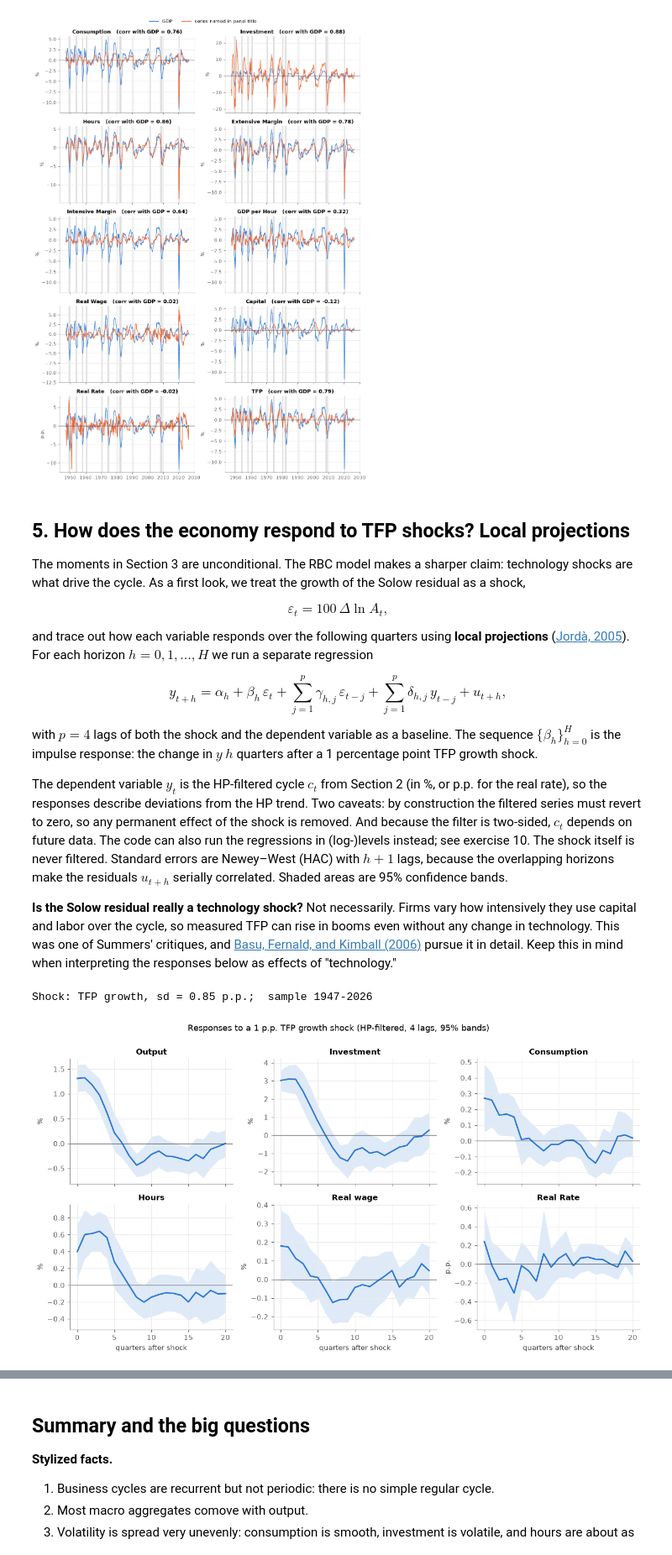
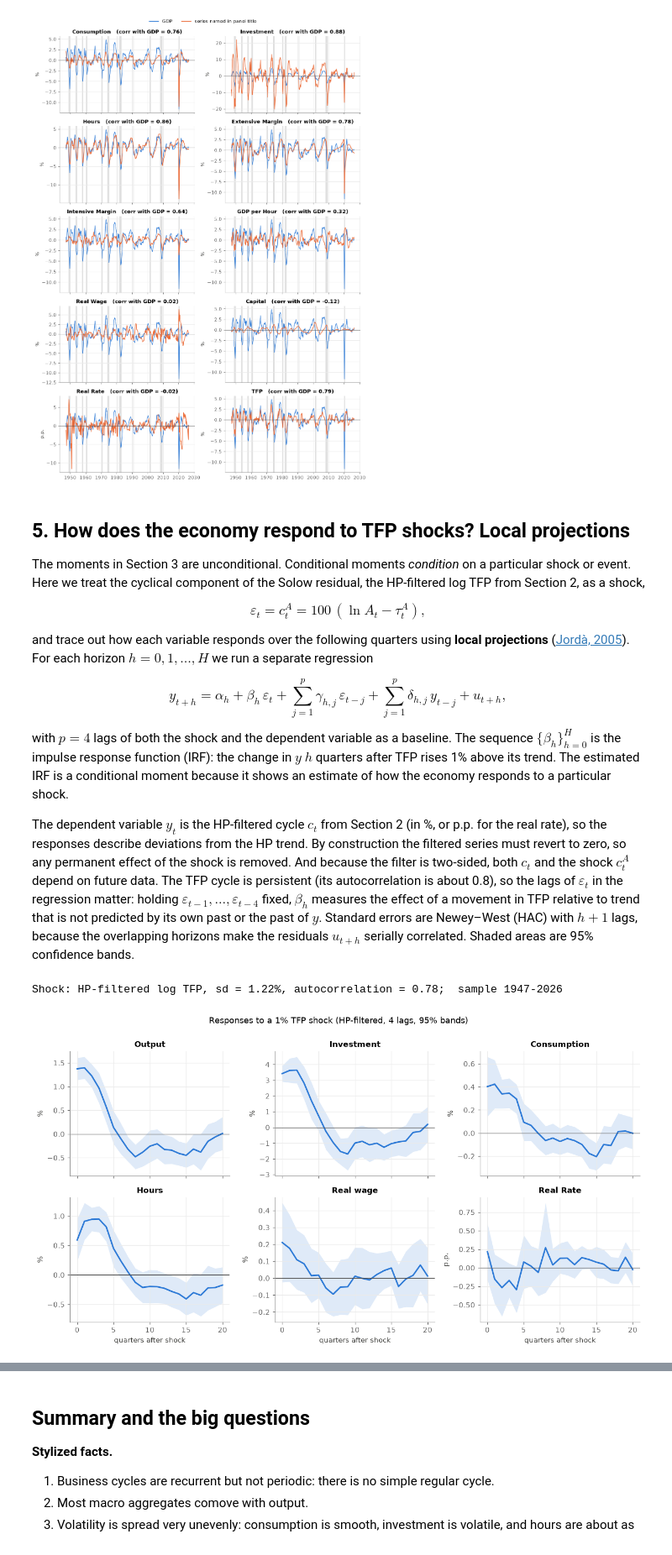
Before and after one commit to johanneswieland/RBC, a Jupyter notebook: lectures/01_business_cycle_facts.ipynb, the cells around one changed output, grey strips where cells are left out. Shown at 84% size. Saved outputs shown, nothing was run; the diff lists cells and outputs as text; code cells hidden in the pictures.

```diff
--- a/lectures/01_business_cycle_facts.ipynb
+++ b/lectures/01_business_cycle_facts.ipynb
@@ -299,10 +299,10 @@ plt.tight_layout(rect=(0, 0, 1, 0.98))
 # %% [markdown]
 ## 5. How does the economy respond to TFP shocks? Local projections
 
-The moments in Section 3 are unconditional. The RBC model makes a sharper claim: technology shocks are what drive the cycle. As a first look, we treat the growth of the Solow residual as a shock,
+The moments in Section 3 are unconditional. Conditional moments *condition* on a particular shock or event. Here we treat the cyclical component of the Solow residual, the HP-filtered log TFP from Section 2, as a shock,
 
 $$
-\varepsilon_t = 100\,\Delta \ln A_t ,
+\varepsilon_t = c^A_t = 100\,(\ln A_t - \tau^A_t) ,
 $$
 
 and trace out how each variable responds over the following quarters using **local projections** ([Jordà, 2005](https://doi.org/10.1257/0002828053828518)). For each horizon $h = 0, 1, \dots, H$ we run a separate regression
@@ -311,11 +311,9 @@ $$
 y_{t+h} = \alpha_h + \beta_h\, \varepsilon_t + \sum_{j=1}^{p} \gamma_{h,j}\, \varepsilon_{t-j} + \sum_{j=1}^{p} \delta_{h,j}\, y_{t-j} + u_{t+h},
 $$
 
-with $p = 4$ lags of both the shock and the dependent variable as a baseline. The sequence $\{\beta_h\}_{h=0}^{H}$ is the impulse response: the change in $y$ $h$ quarters after a 1 percentage point TFP growth shock.
+with $p = 4$ lags of both the shock and the dependent variable as a baseline. The sequence $\{\beta_h\}_{h=0}^{H}$ is the impulse response function (IRF): the change in $y$ $h$ quarters after TFP rises 1% above its trend. The estimated IRF is a conditional moment because it shows an estimate of how the economy responds to a particular shock.
 
-The dependent variable $y_t$ is the HP-filtered cycle $c_t$ from Section 2 (in %, or p.p. for the real rate), so the responses describe deviations from the HP trend. Two caveats: by construction the filtered series must revert to zero, so any permanent effect of the shock is removed. And because the filter is two-sided, $c_t$ depends on future data. The code can also run the regressions in (log-)levels instead; see exercise 10. The shock itself is never filtered. Standard errors are Newey–West (HAC) with $h+1$ lags, because the overlapping horizons make the residuals $u_{t+h}$ serially correlated. Shaded areas are 95% confidence bands.
-
-**Is the Solow residual really a technology shock?** Not necessarily. Firms vary how intensively they use capital and labor over the cycle, so measured TFP can rise in booms even without any change in technology. This was one of Summers' critiques, and [Basu, Fernald, and Kimball (2006)](https://doi.org/10.1257/aer.96.5.1418) pursue it in detail. Keep this in mind when interpreting the responses below as effects of "technology.\"
+The dependent variable $y_t$ is the HP-filtered cycle $c_t$ from Section 2 (in %, or p.p. for the real rate), so the responses describe deviations from the HP trend. By construction the filtered series must revert to zero, so any permanent effect of the shock is removed. And because the filter is two-sided, both $c_t$ and the shock $c^A_t$ depend on future data. The TFP cycle is persistent (its autocorrelation is about 0.8), so the lags of $\varepsilon_t$ in the regression matter: holding $\varepsilon_{t-1},\dots,\varepsilon_{t-4}$ fixed, $\beta_h$ measures the effect of a movement in TFP relative to trend that is not predicted by its own past or the past of $y$. Standard errors are Newey–West (HAC) with $h+1$ lags, because the overlapping horizons make the residuals $u_{t+h}$ serially correlated. Shaded areas are 95% confidence bands.
 # %%
 import statsmodels.api as sm
 from scipy.stats import norm
@@ -323,11 +321,15 @@ from scipy.stats import norm
 H = 20                 # horizons 0..H quarters
 LAGS = 4               # lags of the shock and of the dependent variable
 CONF = 0.95            # confidence level for the bands
-SPECS = ["HP-filtered"] # add "Log levels" to run the regressions in levels too (exercise 10)
+SPECS = ["HP-filtered"] # add "Log levels" to run the regressions in levels too (exercise 7)
 
 lp_vars = ["GDP", "Investment", "Consumption", "Hours", "Real Wage", "Real Rate"]
 
-shock = 100 * levels["TFP"].diff()           # Solow-residual growth, in %
+# Shock in each specification: HP cycle of log TFP, or 100 x log TFP
+shocks = {
+    "HP-filtered": cycles["TFP"],
+    "Log levels":  100 * levels["TFP"],
+}
 
 # Dependent variable in each specification (same units: % or p.p.)
 data = {
@@ -352,34 +354,36 @@ def local_projection(y, shock, H=20, lags=4, conf=0.95):
     return pd.DataFrame(rows).set_index("h")
 
 
-irfs = {(spec, v): local_projection(df[v], shock, H, LAGS, CONF) for spec in SPECS for df in [data[spec]] for v in lp_vars}
-print(f"Shock: TFP growth, sd = {shock.std():.2f} p.p.;  sample {shock.dropna().index[0]:%Y}-{levels.index[-1]:%Y}")
+irfs = {(spec, v): local_projection(data[spec][v], shocks[spec], H, LAGS, CONF) for spec in SPECS for v in lp_vars}
+s = shocks["HP-filtered"]
+print(f"Shock: HP-filtered log TFP, sd = {s.std():.2f}%, autocorrelation = {s.autocorr():.2f};  "
+      f"sample {levels.index[0]:%Y}-{levels.index[-1]:%Y}")
 # %% [output]
-Shock: TFP growth, sd = 0.85 p.p.;  sample 1947-2026
+Shock: HP-filtered log TFP, sd = 1.22%, autocorrelation = 0.78;  sample 1947-2026
 # %%
 spec_color = {"HP-filtered": COLORS["gdp"], "Log levels": COLORS["series"]}
 titles = {"GDP": "Output", "Real Wage": "Real wage"}
 
 fig, axes = plt.subplots(2, 3, figsize=(12, 6.5), sharex=True)
 for ax, v in zip(axes.flat, lp_vars):
     for spec in SPECS:
         col = spec_color[spec]
         r = irfs[(spec, v)]
         ax.fill_between(r.index, r["lo"], r["hi"], color=col, alpha=0.15, lw=0)
         ax.plot(r.index, r["irf"], color=col, lw=2, label=spec)
     ax.axhline(0, color="0.3", lw=0.8)
     ax.set_title(titles.get(v, v))
     ax.set_ylabel("p.p." if v in bcdata.LEVEL_SERIES else "%")
 for ax in axes[1]:
     ax.set_xlabel("quarters after shock")
 if len(SPECS) > 1:
     handles = [plt.Line2D([], [], color=spec_color[s], lw=2) for s in SPECS]
     fig.legend(handles, SPECS, loc="upper center", ncol=len(SPECS), bbox_to_anchor=(0.5, 1.02))
-fig.suptitle(f"Responses to a 1 p.p. TFP growth shock ({', '.join(SPECS)}, {LAGS} lags, {int(CONF*100)}% bands)",
+fig.suptitle(f"Responses to a 1% TFP shock ({', '.join(SPECS)}, {LAGS} lags, {int(CONF*100)}% bands)",
              y=1.07 if len(SPECS) > 1 else 1.0)
 plt.tight_layout()
 # %% [output]
-[figure, old version]
+[figure, new version]
 # %% [markdown]
 **What the responses show (full sample).**
 
```
Also changed, not shown: parts of 2 cells of this notebook.
